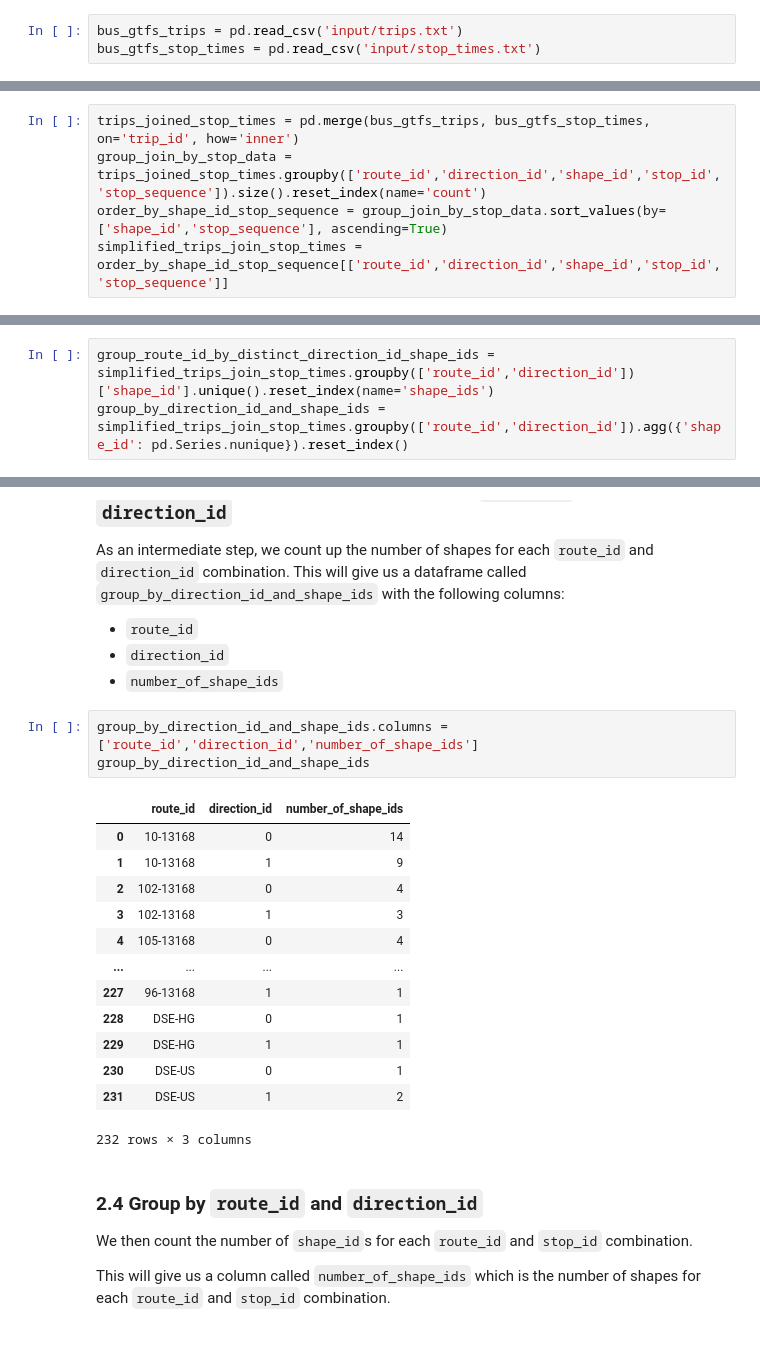
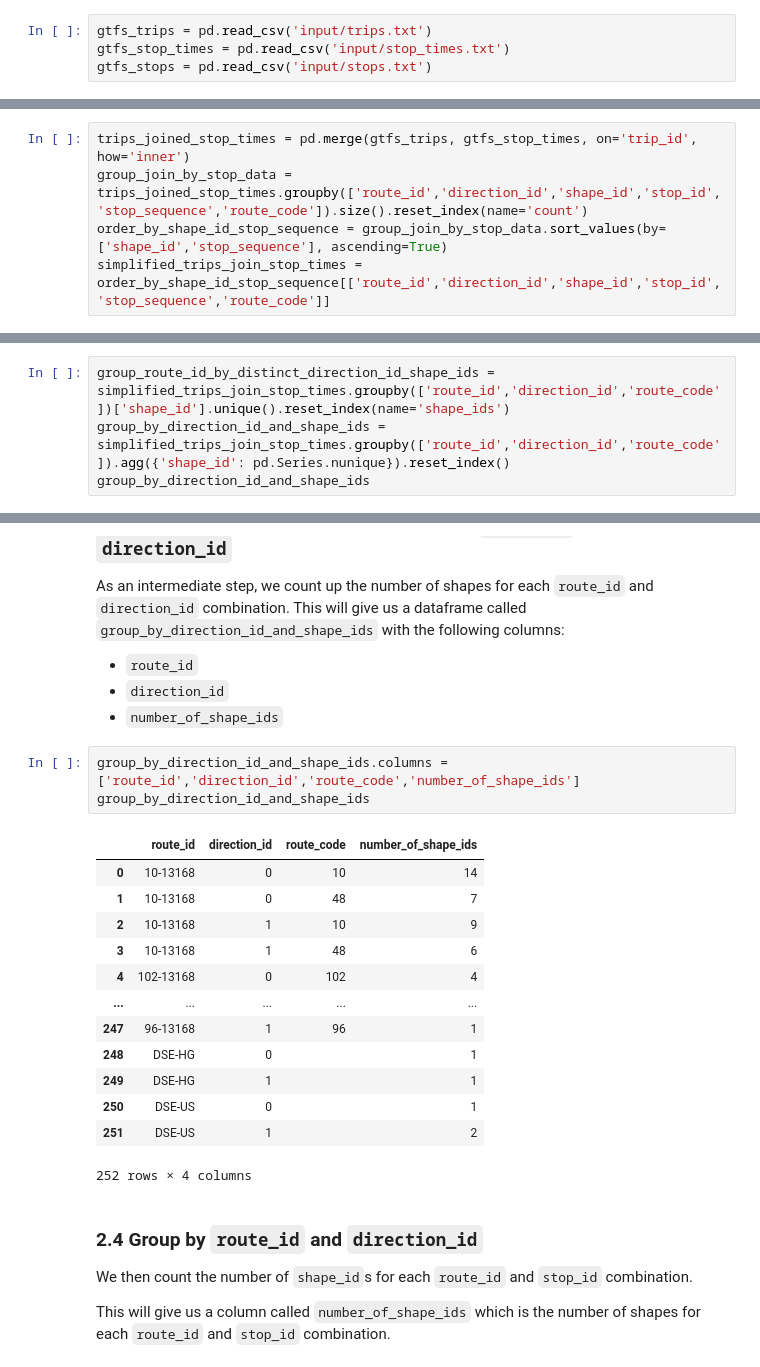
Before and after one commit to LACMTA/metro-api-v2-base, a Jupyter notebook: notebooks/route_analysis.ipynb, the cells around one changed output, grey strips where cells are left out. Saved outputs shown, nothing was run; the diff lists cells and outputs as text.

```diff
--- a/notebooks/route_analysis.ipynb
+++ b/notebooks/route_analysis.ipynb
@@ -54,8 +54,9 @@ We are using the following GTFS Static datasets:
 - **stop_times.txt** for the stop times information:
   - trip_id, stop_id, stop_sequence
 # %%
-bus_gtfs_trips = pd.read_csv('input/trips.txt')
-bus_gtfs_stop_times = pd.read_csv('input/stop_times.txt')
+gtfs_trips = pd.read_csv('input/trips.txt')
+gtfs_stop_times = pd.read_csv('input/stop_times.txt')
+gtfs_stops = pd.read_csv('input/stops.txt')
 # %% [markdown]
 ## 2.0 Joining and grouping the data
 
@@ -79,7 +80,7 @@ This will give us a dataframe called `simplified_trips_join_stop_times` with the
 - `stop_id`
 - `stop_sequence`
 # %%
-trips_joined_stop_times = pd.merge(bus_gtfs_trips, bus_gtfs_stop_times, on='trip_id', how='inner')
-group_join_by_stop_data = trips_joined_stop_times.groupby(['route_id','direction_id','shape_id','stop_id','stop_sequence']).size().reset_index(name='count')
+trips_joined_stop_times = pd.merge(gtfs_trips, gtfs_stop_times, on='trip_id', how='inner')
+group_join_by_stop_data = trips_joined_stop_times.groupby(['route_id','direction_id','shape_id','stop_id','stop_sequence','route_code']).size().reset_index(name='count')
 order_by_shape_id_stop_sequence = group_join_by_stop_data.sort_values(by=['shape_id','stop_sequence'], ascending=True)
-simplified_trips_join_stop_times = order_by_shape_id_stop_sequence[['route_id','direction_id','shape_id','stop_id', 'stop_sequence']]
+simplified_trips_join_stop_times = order_by_shape_id_stop_sequence[['route_id','direction_id','shape_id','stop_id', 'stop_sequence','route_code']]
@@ -102,6 +89,7 @@ simplified_trips_join_stop_times = order_by_shape_id_stop_sequence[['route_id','
 
 We then group the `stop_id`s by `route_id` and `direction_id` to unique list of `shape_id`s for each `route_id` and `direction_id` combination.
 # %%
-group_route_id_by_distinct_direction_id_shape_ids = simplified_trips_join_stop_times.groupby(['route_id','direction_id'])['shape_id'].unique().reset_index(name='shape_ids')
-group_by_direction_id_and_shape_ids = simplified_trips_join_stop_times.groupby(['route_id','direction_id']).agg({'shape_id': pd.Series.nunique}).reset_index()
+group_route_id_by_distinct_direction_id_shape_ids = simplified_trips_join_stop_times.groupby(['route_id','direction_id','route_code'])['shape_id'].unique().reset_index(name='shape_ids')
+group_by_direction_id_and_shape_ids = simplified_trips_join_stop_times.groupby(['route_id','direction_id','route_code']).agg({'shape_id': pd.Series.nunique}).reset_index()
+group_by_direction_id_and_shape_ids
 # %% [output]
@@ -126,22 +114,22 @@ As an intermediate step, we count up the number of shapes for each `route_id` an
 - `direction_id`
 - `number_of_shape_ids`
 # %%
-group_by_direction_id_and_shape_ids.columns = ['route_id','direction_id','number_of_shape_ids']
+group_by_direction_id_and_shape_ids.columns = ['route_id','direction_id','route_code','number_of_shape_ids']
 group_by_direction_id_and_shape_ids
 # %% [output]
-|  | route_id | direction_id | number_of_shape_ids |
-| 0 | 10-13168 | 0 | 14 |
-| 1 | 10-13168 | 1 | 9 |
-| 2 | 102-13168 | 0 | 4 |
-| 3 | 102-13168 | 1 | 3 |
-| 4 | 105-13168 | 0 | 4 |
-| ... | ... | ... | ... |
-| 227 | 96-13168 | 1 | 1 |
-| 228 | DSE-HG | 0 | 1 |
-| 229 | DSE-HG | 1 | 1 |
-| 230 | DSE-US | 0 | 1 |
-| 231 | DSE-US | 1 | 2 |
+|  | route_id | direction_id | route_code | number_of_shape_ids |
+| 0 | 10-13168 | 0 | 10 | 14 |
+| 1 | 10-13168 | 0 | 48 | 7 |
+| 2 | 10-13168 | 1 | 10 | 9 |
+| 3 | 10-13168 | 1 | 48 | 6 |
+| 4 | 102-13168 | 0 | 102 | 4 |
+| ... | ... | ... | ... | ... |
+| 247 | 96-13168 | 1 | 96 | 1 |
+| 248 | DSE-HG | 0 |  | 1 |
+| 249 | DSE-HG | 1 |  | 1 |
+| 250 | DSE-US | 0 |  | 1 |
+| 251 | DSE-US | 1 |  | 2 |
-232 rows × 3 columns
+252 rows × 4 columns
 # %% [markdown]
 ### 2.4 Group by `route_id` and `direction_id`
 
```
Also changed, not shown: parts of 17 cells of this notebook, 3 other files.
